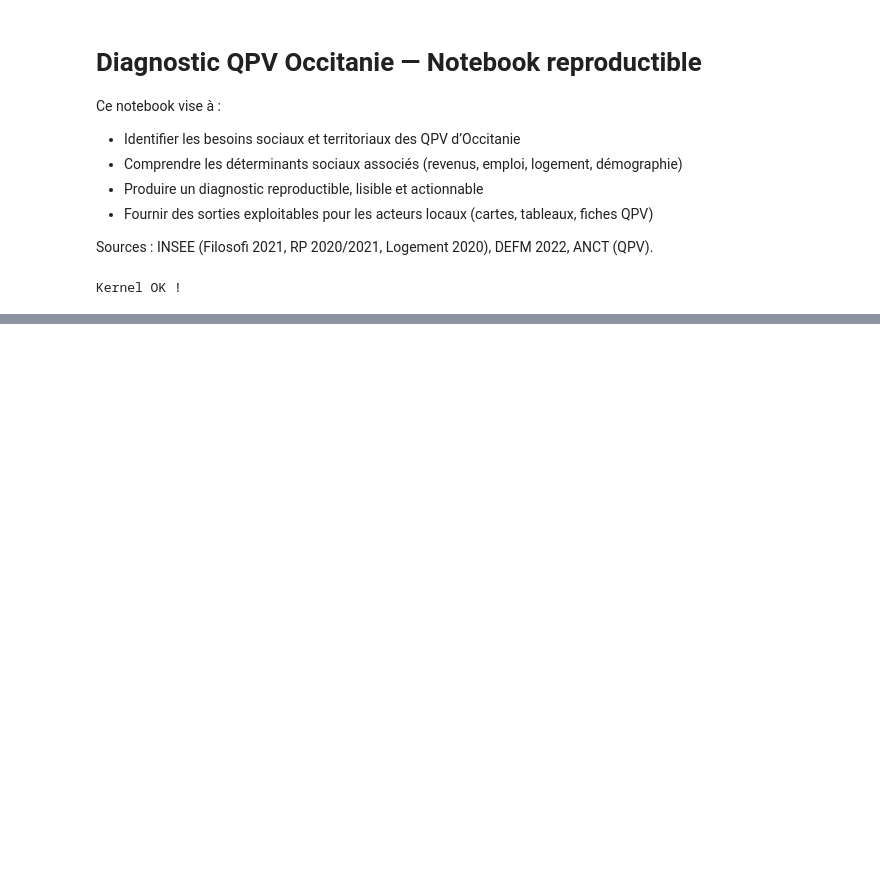
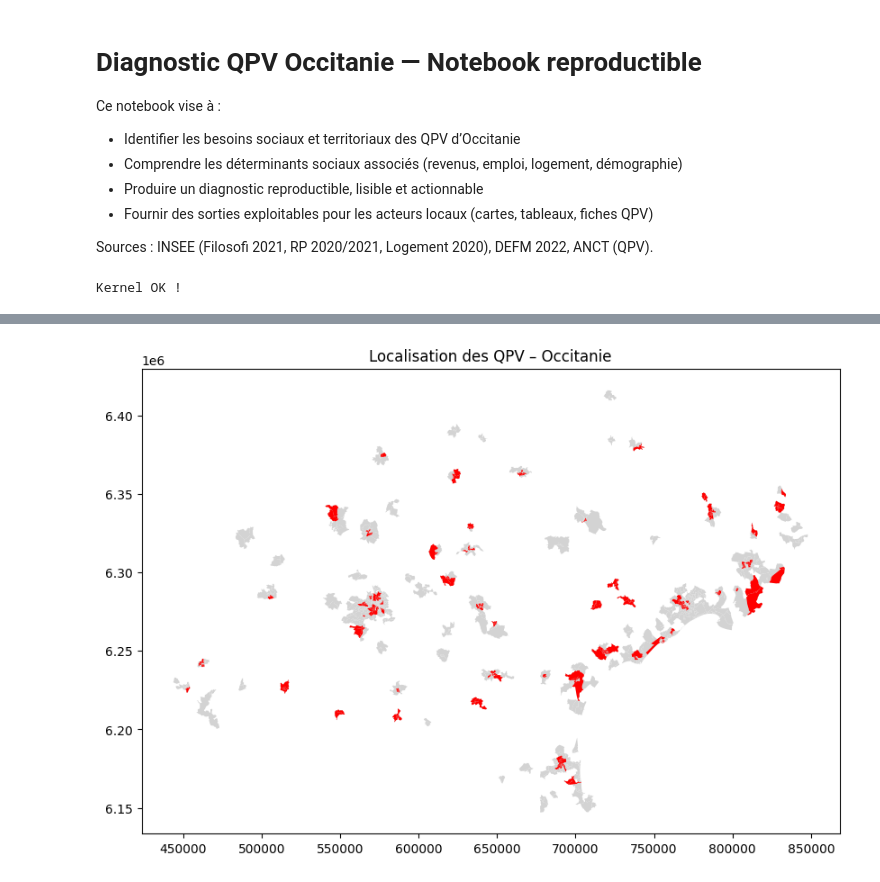
Before and after one commit to jjchabutDataCRM/sante-territoires, a Jupyter notebook: notebooks/Diagnostic_QPV_Occitanie.ipynb, the cells around one changed output, grey strips where cells are left out. Drawn from its saved outputs; the diff is of its cells as text; code cells hidden in the pictures; blank space fills up the shorter version.

```diff
--- a/notebooks/Diagnostic_QPV_Occitanie.ipynb
+++ b/notebooks/Diagnostic_QPV_Occitanie.ipynb
@@ -413,0 +919,8 @@ Tableau d'indicateurs clés QPV construit.
+# %%
+fig, ax = plt.subplots(1, 1, figsize=(10, 10))
+iris_final.plot(color="lightgrey", ax=ax)
+iris_final[iris_final["is_qpv"] == 1].plot(color="red", ax=ax)
+plt.title("Localisation des QPV – Occitanie")
+plt.show()
+# %% [output]
+[figure, added]
```
Also changed, not shown: parts of 99 cells of this notebook, 2 other files.
